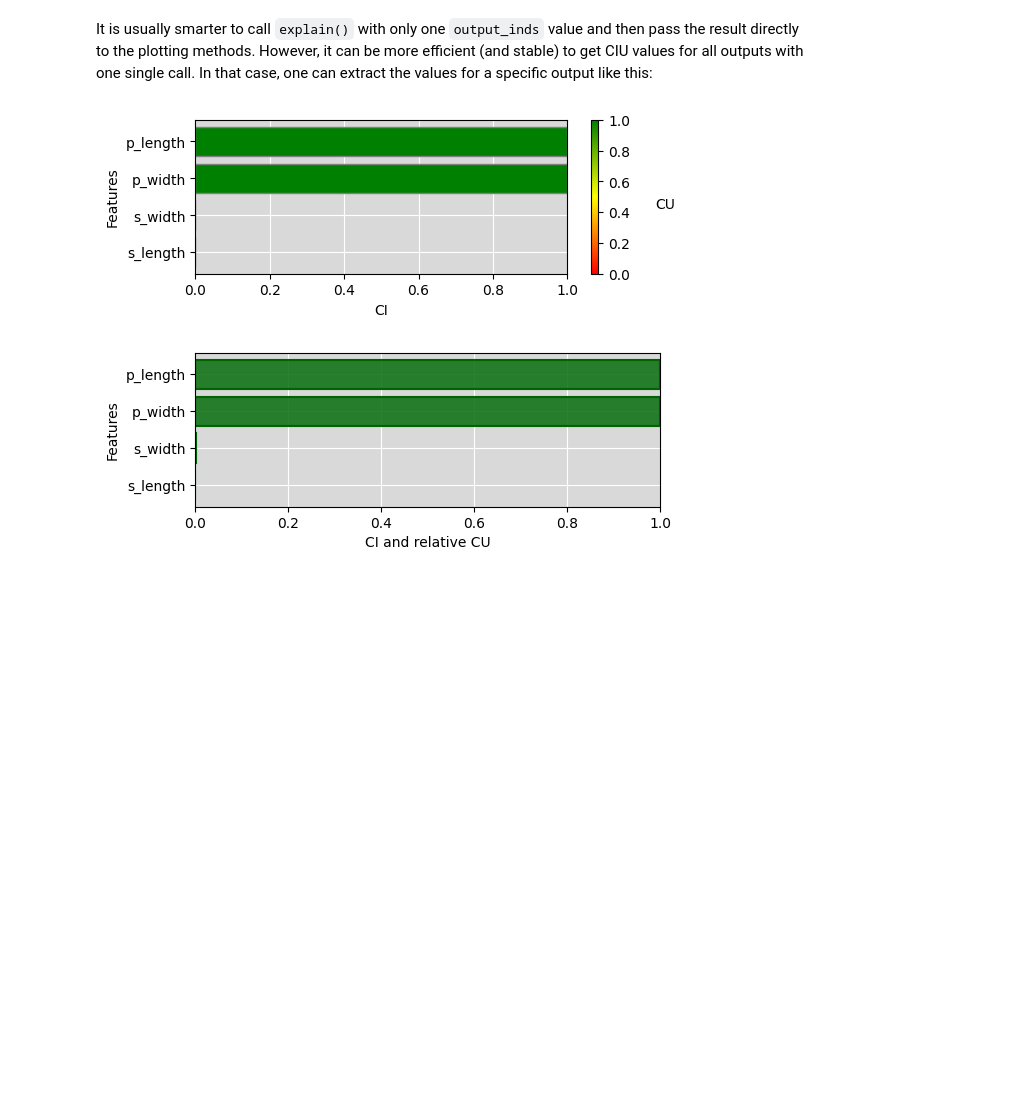
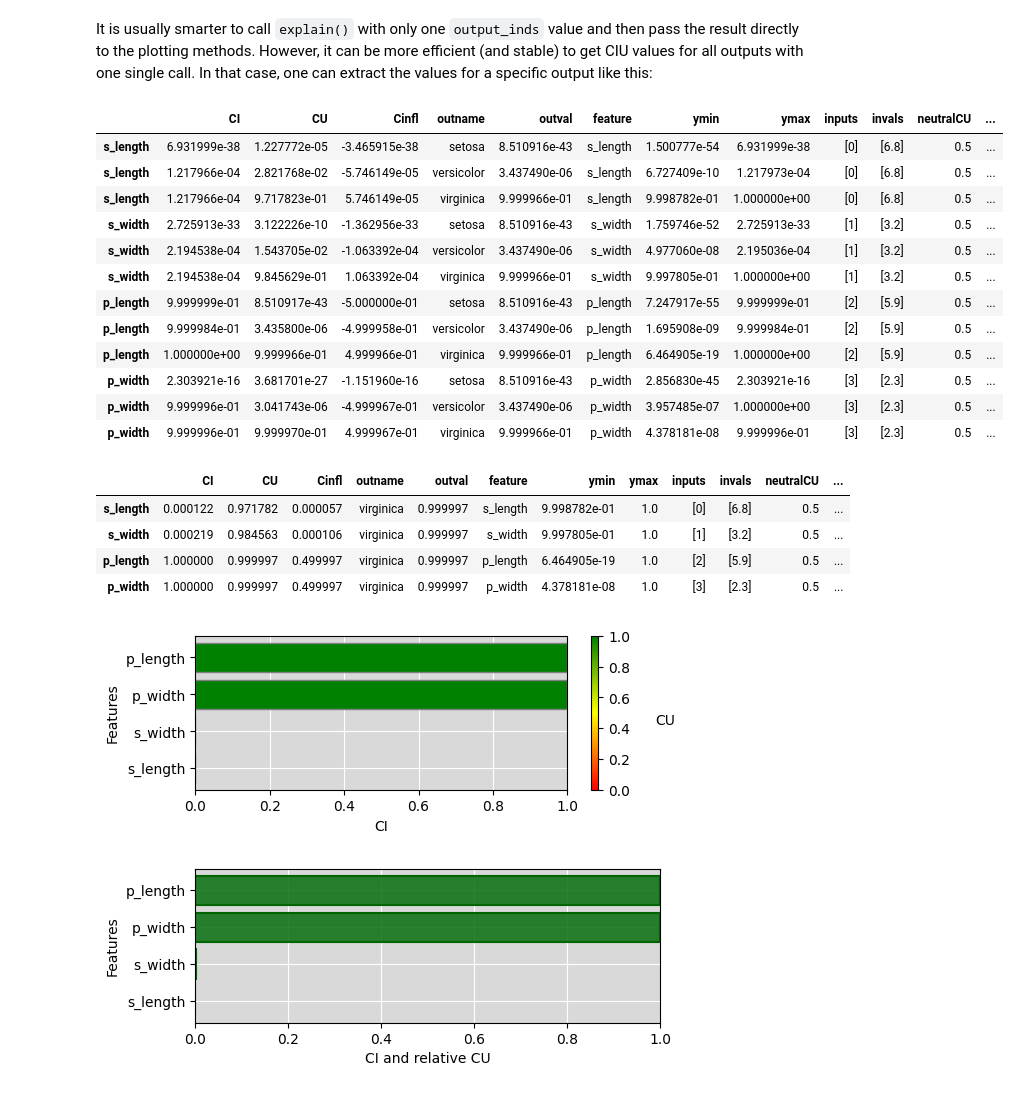
Before and after one commit to KaryFramling/py-ciu, a Jupyter notebook: IrisTests.ipynb, the cells around one changed output. Cells and saved outputs as stored; diff of their text form; code cells hidden in the pictures; blank space fills up the shorter version.

```diff
--- a/IrisTests.ipynb
+++ b/IrisTests.ipynb
@@ -148,9 +133,30 @@ p_length
 # %% [markdown]
 It is usually smarter to call `explain()` with only one `output_inds` value and then pass the result directly to the plotting methods. However, it can be more efficient (and stable) to get CIU values for all outputs with one single call. In that case, one can extract the values for a specific output like this:
 # %%
+CIUres = ciu_obj.explain(instance, output_inds=[0,1,2])
+display(CIUres)
 CIUres = CIUres[CIUres['outname'] == 'virginica']
+display(CIUres)
 ciu_obj.plot_ciu(CIUres, figsize=(6,2))
 # %% [output]
+|  | CI | CU | Cinfl | outname | outval | feature | ymin | ymax | inputs | invals | neutralCU | ... |
+| s_length | 6.931999e-38 | 1.227772e-05 | -3.465915e-38 | setosa | 8.510916e-43 | s_length | 1.500777e-54 | 6.931999e-38 | [0] | [6.8] | 0.5 | ... |
+| s_length | 1.217966e-04 | 2.821768e-02 | -5.746149e-05 | versicolor | 3.437490e-06 | s_length | 6.727409e-10 | 1.217973e-04 | [0] | [6.8] | 0.5 | ... |
+| s_length | 1.217966e-04 | 9.717823e-01 | 5.746149e-05 | virginica | 9.999966e-01 | s_length | 9.998782e-01 | 1.000000e+00 | [0] | [6.8] | 0.5 | ... |
+| s_width | 2.725913e-33 | 3.122226e-10 | -1.362956e-33 | setosa | 8.510916e-43 | s_width | 1.759746e-52 | 2.725913e-33 | [1] | [3.2] | 0.5 | ... |
+| s_width | 2.194538e-04 | 1.543705e-02 | -1.063392e-04 | versicolor | 3.437490e-06 | s_width | 4.977060e-08 | 2.195036e-04 | [1] | [3.2] | 0.5 | ... |
+| s_width | 2.194538e-04 | 9.845629e-01 | 1.063392e-04 | virginica | 9.999966e-01 | s_width | 9.997805e-01 | 1.000000e+00 | [1] | [3.2] | 0.5 | ... |
+| p_length | 9.999999e-01 | 8.510917e-43 | -5.000000e-01 | setosa | 8.510916e-43 | p_length | 7.247917e-55 | 9.999999e-01 | [2] | [5.9] | 0.5 | ... |
+| p_length | 9.999984e-01 | 3.435800e-06 | -4.999958e-01 | versicolor | 3.437490e-06 | p_length | 1.695908e-09 | 9.999984e-01 | [2] | [5.9] | 0.5 | ... |
+| p_length | 1.000000e+00 | 9.999966e-01 | 4.999966e-01 | virginica | 9.999966e-01 | p_length | 6.464905e-19 | 1.000000e+00 | [2] | [5.9] | 0.5 | ... |
+| p_width | 2.303921e-16 | 3.681701e-27 | -1.151960e-16 | setosa | 8.510916e-43 | p_width | 2.856830e-45 | 2.303921e-16 | [3] | [2.3] | 0.5 | ... |
+| p_width | 9.999996e-01 | 3.041743e-06 | -4.999967e-01 | versicolor | 3.437490e-06 | p_width | 3.957485e-07 | 1.000000e+00 | [3] | [2.3] | 0.5 | ... |
+| p_width | 9.999996e-01 | 9.999970e-01 | 4.999967e-01 | virginica | 9.999966e-01 | p_width | 4.378181e-08 | 9.999996e-01 | [3] | [2.3] | 0.5 | ... |
+|  | CI | CU | Cinfl | outname | outval | feature | ymin | ymax | inputs | invals | neutralCU | ... |
+| s_length | 0.000122 | 0.971782 | 0.000057 | virginica | 0.999997 | s_length | 9.998782e-01 | 1.0 | [0] | [6.8] | 0.5 | ... |
+| s_width | 0.000219 | 0.984563 | 0.000106 | virginica | 0.999997 | s_width | 9.997805e-01 | 1.0 | [1] | [3.2] | 0.5 | ... |
+| p_length | 1.000000 | 0.999997 | 0.499997 | virginica | 0.999997 | p_length | 6.464905e-19 | 1.0 | [2] | [5.9] | 0.5 | ... |
+| p_width | 1.000000 | 0.999997 | 0.499997 | virginica | 0.999997 | p_width | 4.378181e-08 | 1.0 | [3] | [2.3] | 0.5 | ... |
 [figure]
 # %%
 ciu_obj.plot_ciu(CIUres, plot_mode='overlap', figsize=(6,2))
```
Also changed, not shown: parts of 9 cells of this notebook, 10 other files.
